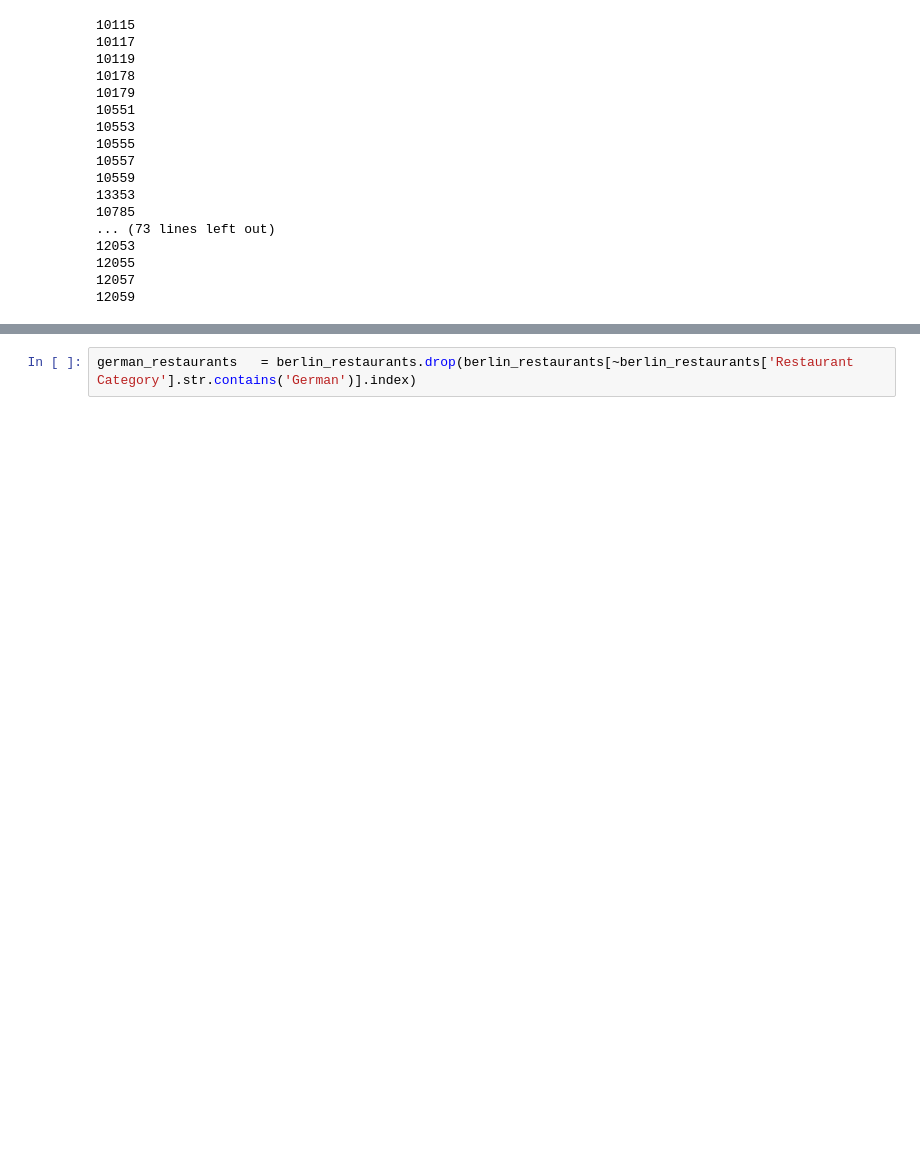
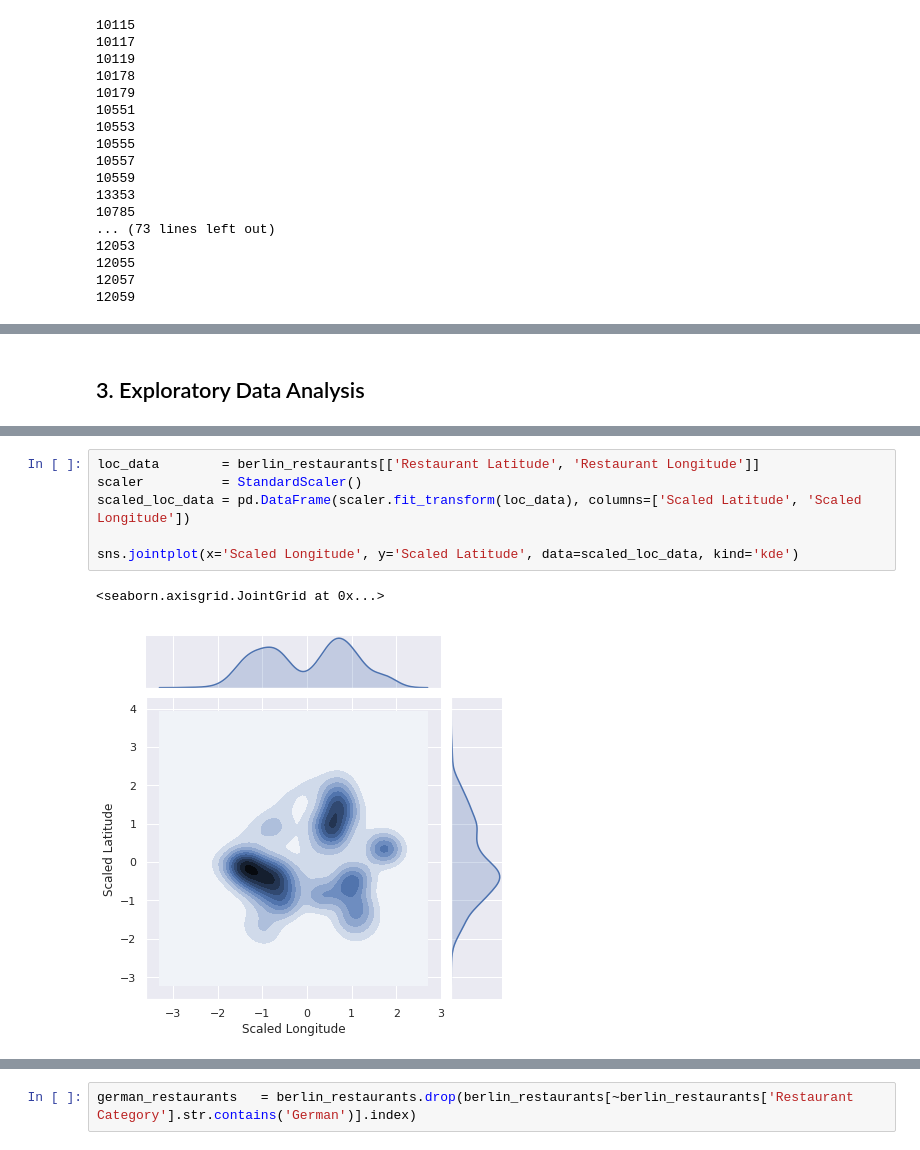
Before and after one commit to etk70182/berlin_restaurants, a Jupyter notebook: Untitled.ipynb, the cells around one changed output, grey strips where cells are left out. Cells and saved outputs as stored; diff of their text form; blank space fills up the shorter version.

```diff
--- a/Untitled.ipynb
+++ b/Untitled.ipynb
@@ -314,3 +364,6 @@ berlin_restaurants.reset_index(drop=True)
+# %% [markdown]
+<a id='exploratory_data_analysis'></a>
+## 3. Exploratory Data Analysis
 # %%
 # create map of Berlin using latitude and longitude values
 map_berlin = folium.Map(location=[berlin_latitude, berlin_longitude], zoom_start=12)
@@ -338,6 +391,15 @@ for lat, lng, name in zip(berlin_restaurants['Restaurant Latitude'], berlin_rest
 map_berlin
 # %% [output]
 [interactive output not drawn]
+# %%
+loc_data        = berlin_restaurants[['Restaurant Latitude', 'Restaurant Longitude']]
+scaler          = StandardScaler()
+scaled_loc_data = pd.DataFrame(scaler.fit_transform(loc_data), columns=['Scaled Latitude', 'Scaled Longitude'])
+
+sns.jointplot(x='Scaled Longitude', y='Scaled Latitude', data=scaled_loc_data, kind='kde')
+# %% [output]
+<seaborn.axisgrid.JointGrid at 0x...>
+[figure, added]
 # %%
 cuisine_df = berlin_restaurants.groupby('Restaurant Category')['Restaurant Category'].count().reset_index(name='Number of Restaurants in Berlin').sort_values(by='Number of Restaurants in Berlin', ascending=False)
 cuisine_df.reset_index(drop=True, inplace=True)
```
Also changed, not shown: parts of 18 cells of this notebook.
